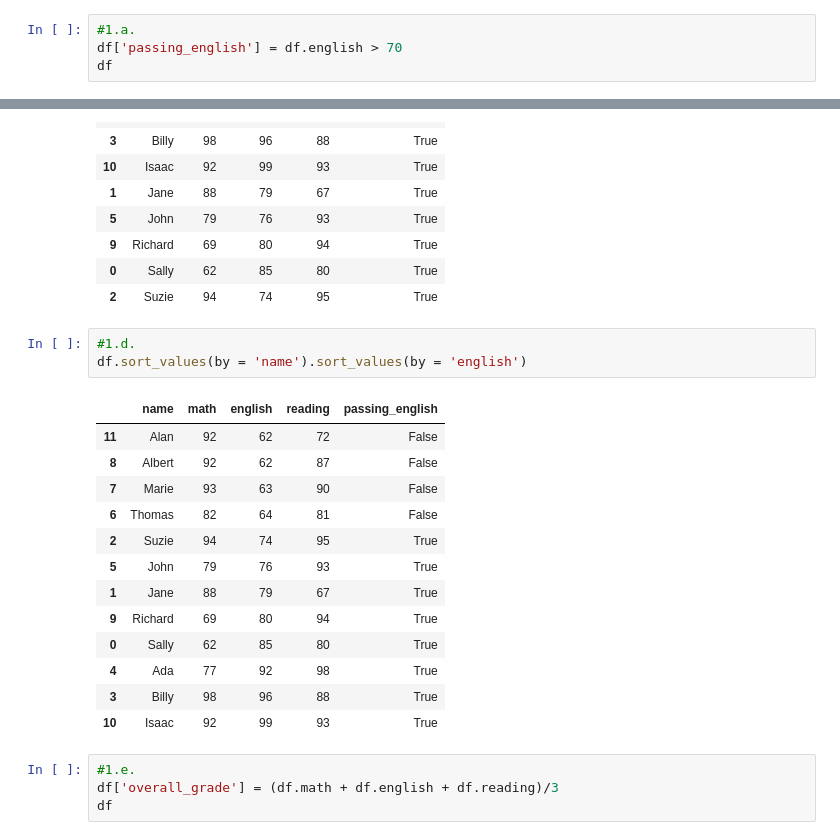
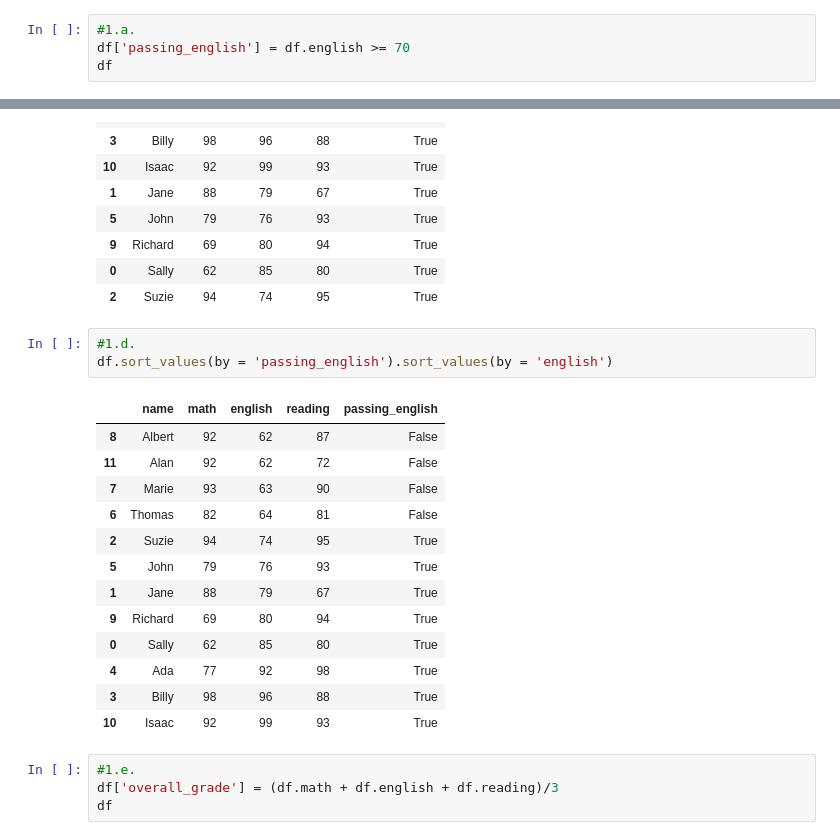
Before and after one commit to BurtonBarnes/numpy-pandas-visualization-exercises, a Jupyter notebook: dataframes.ipynb, the cells around one changed output, grey strips where cells are left out. Saved outputs shown, nothing was run; the diff lists cells and outputs as text.

```diff
--- a/dataframes.ipynb
+++ b/dataframes.ipynb
@@ -33,7 +33,7 @@ pandas.core.frame.DataFrame
 from pydataset import data
 # %%
 #1.a.
-df['passing_english'] = df.english > 70
+df['passing_english'] = df.english >= 70
 df
 # %% [output]
 |  | name | math | english | reading | passing_english |
@@ -85,11 +85,11 @@ df.sort_values(by = 'name').sort_values(by = 'passing_english')
 | 2 | Suzie | 94 | 74 | 95 | True |
 # %%
 #1.d.
-df.sort_values(by = 'name').sort_values(by = 'english')
+df.sort_values(by = 'passing_english').sort_values(by = 'english')
 # %% [output]
 |  | name | math | english | reading | passing_english |
+| 8 | Albert | 92 | 62 | 87 | False |
 | 11 | Alan | 92 | 62 | 72 | False |
-| 8 | Albert | 92 | 62 | 87 | False |
 | 7 | Marie | 93 | 63 | 90 | False |
 | 6 | Thomas | 82 | 64 | 81 | False |
 | 2 | Suzie | 94 | 74 | 95 | True |
```
Also changed, not shown: parts of 20 cells of this notebook.
